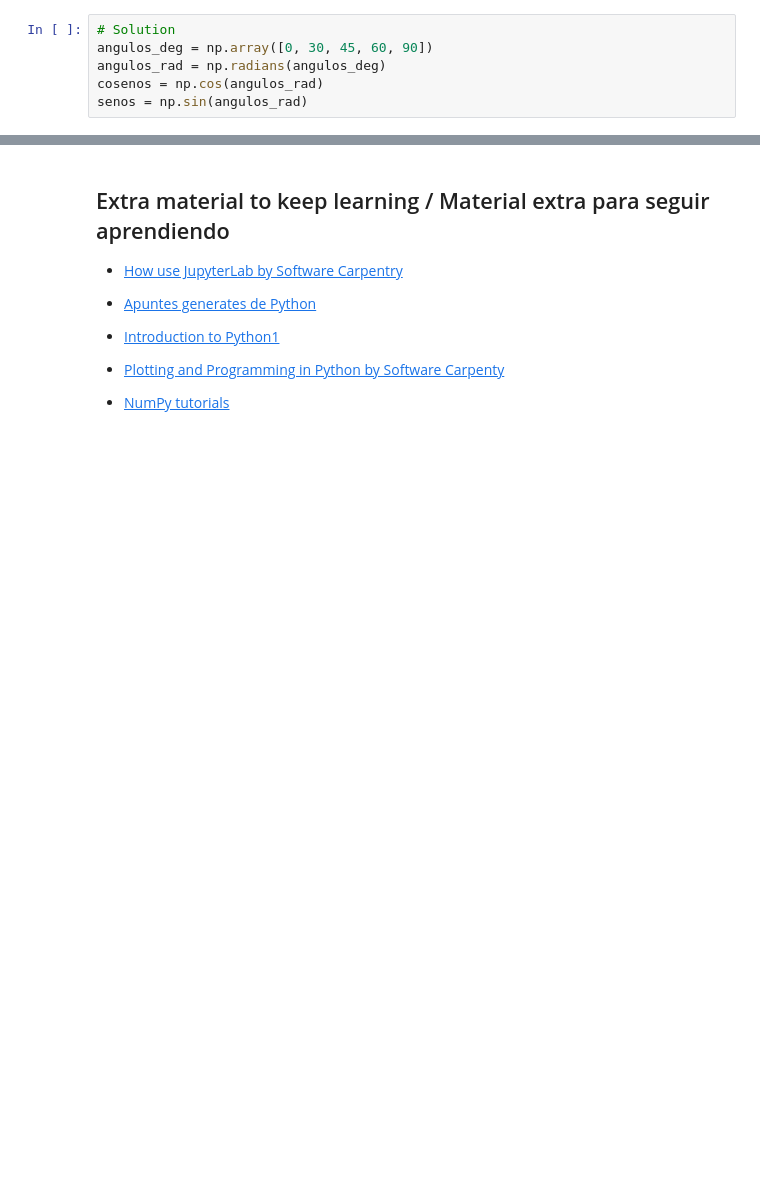
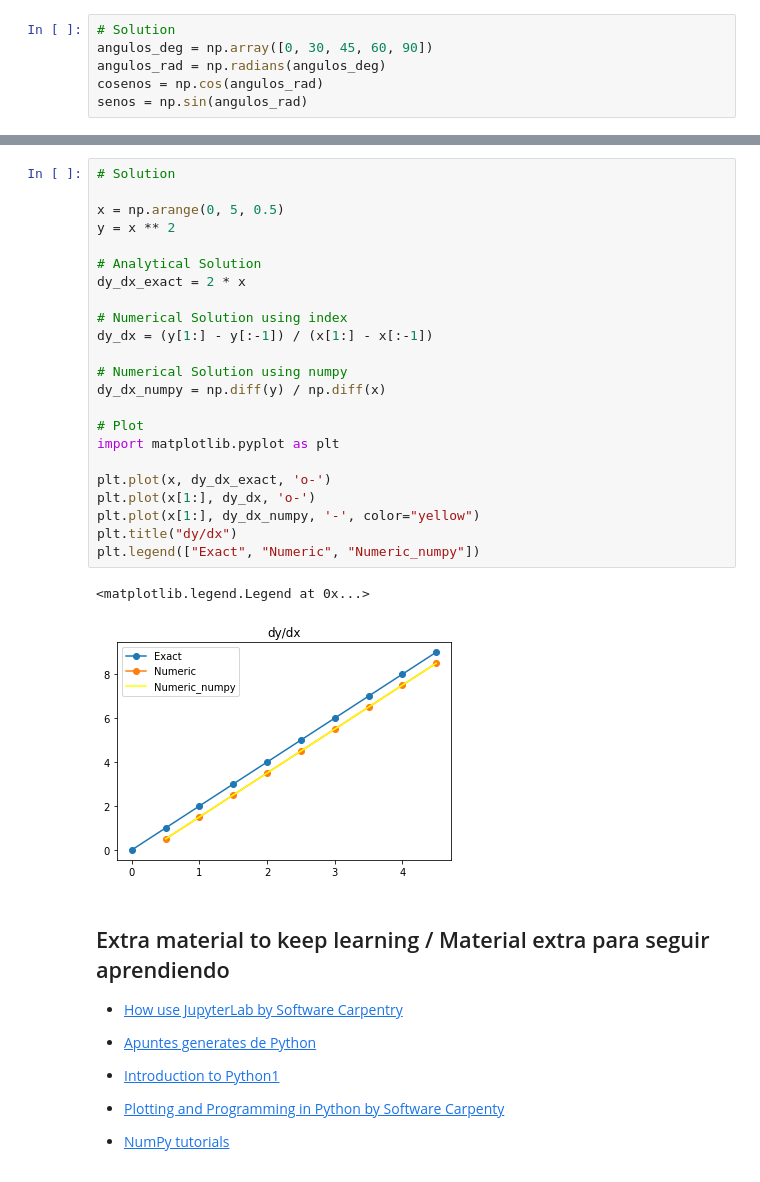
Before and after one commit to CodeToCommunicate/CoCoLessons, a Jupyter notebook: Coco_Session2.ipynb, the cells around one changed output, grey strips where cells are left out. Cells and saved outputs as stored; diff of their text form; blank space fills up the shorter version.

```diff
--- a/Coco_Session2.ipynb
+++ b/Coco_Session2.ipynb
@@ -762,3 +797,29 @@ senos = np.sin(angulos_rad)
+# %%
+# Solution
+
+x = np.arange(0, 5, 0.5)
+y = x ** 2
+
+# Analytical Solution
+dy_dx_exact = 2 * x
+
+# Numerical Solution using index
+dy_dx = (y[1:] - y[:-1]) / (x[1:] - x[:-1])
+
+# Numerical Solution using numpy
+dy_dx_numpy = np.diff(y) / np.diff(x)
+
+# Plot
+import matplotlib.pyplot as plt
+
+plt.plot(x, dy_dx_exact, 'o-')
+plt.plot(x[1:], dy_dx, 'o-')
+plt.plot(x[1:], dy_dx_numpy, '-', color="yellow")
+plt.title("dy/dx")
+plt.legend(["Exact", "Numeric", "Numeric_numpy"])
+# %% [output]
+<matplotlib.legend.Legend at 0x...>
+[figure, added]
 # %% [markdown]
 ## Extra material to keep learning / Material extra para seguir aprendiendo
 
```
Also changed, not shown: parts of 1 cell of this notebook.
